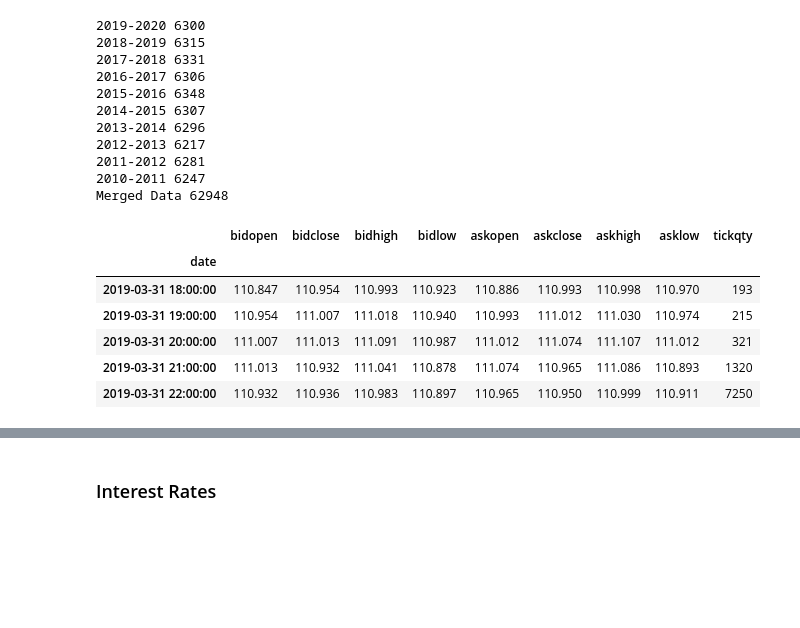
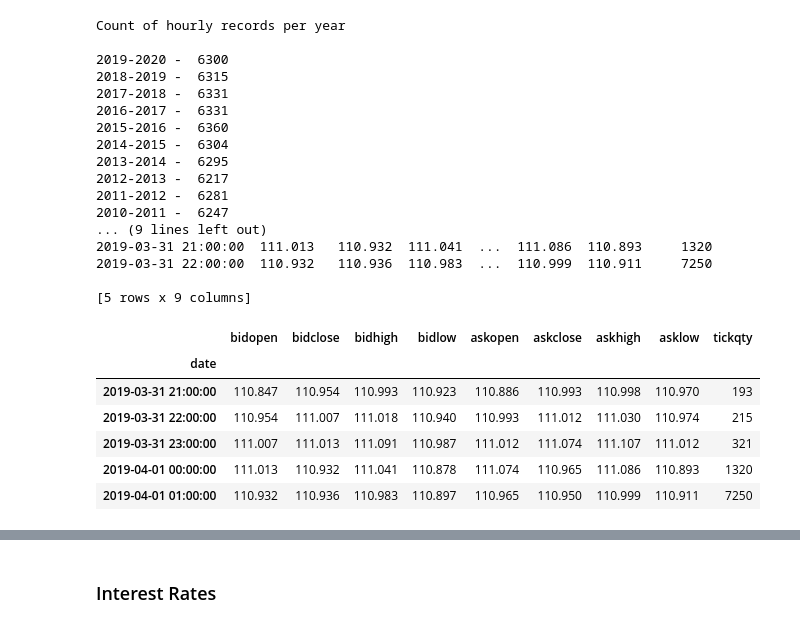
Before and after one commit to kennedynjoroge/10-steps-to-become-a-data-scientist, a Jupyter notebook: Forex_Algorithmic_Trading_Prediction.ipynb, the cells around one changed output, grey strips where cells are left out. Cells and saved outputs as stored; diff of their text form; code cells hidden in the pictures; blank space fills up the shorter version.

```diff
--- a/Forex_Algorithmic_Trading_Prediction.ipynb
+++ b/Forex_Algorithmic_Trading_Prediction.ipynb
@@ -69,50 +84,60 @@ candles
 # %%
 data_201920 = api.get_candles('USD/JPY', period = 'H1', start = dt.datetime(2019, 3, 30), stop = dt.datetime(2020, 3, 30))
 data_201819 = api.get_candles('USD/JPY', period = 'H1', start = dt.datetime(2018, 3, 30), stop = dt.datetime(2019, 3, 30))
 data_201718 = api.get_candles('USD/JPY', period = 'H1', start = dt.datetime(2017, 3, 30), stop = dt.datetime(2018, 3, 30))
 data_201617 = api.get_candles('USD/JPY', period = 'H1', start = dt.datetime(2016, 3, 30), stop = dt.datetime(2017, 3, 30))
 data_201516 = api.get_candles('USD/JPY', period = 'H1', start = dt.datetime(2015, 3, 30), stop = dt.datetime(2016, 3, 30))
 data_201415 = api.get_candles('USD/JPY', period = 'H1', start = dt.datetime(2014, 3, 30), stop = dt.datetime(2015, 3, 30))
 data_201314 = api.get_candles('USD/JPY', period = 'H1', start = dt.datetime(2013, 3, 30), stop = dt.datetime(2014, 3, 30))
 data_201213 = api.get_candles('USD/JPY', period = 'H1', start = dt.datetime(2012, 3, 30), stop = dt.datetime(2013, 3, 30))
 data_201112 = api.get_candles('USD/JPY', period = 'H1', start = dt.datetime(2011, 3, 30), stop = dt.datetime(2012, 3, 30))
 data_201011 = api.get_candles('USD/JPY', period = 'H1', start = dt.datetime(2010, 3, 30), stop = dt.datetime(2011, 3, 30))
 
 #Concatenate data for all the 10 years
 years_list = [data_201920, data_201819, data_201718, data_201617, data_201516, data_201415, data_201314, data_201213, data_201112, data_201011]
 df = pd.concat(years_list)
 
 #Print Count
-print("2019-2020",len(data_201920))
-print("2018-2019",len(data_201819))
-print("2017-2018",len(data_201718))
-print("2016-2017",len(data_201617))
-print("2015-2016",len(data_201516))
-print("2014-2015",len(data_201415))
-print("2013-2014",len(data_201314))
-print("2012-2013",len(data_201213))
-print("2011-2012",len(data_201112))
-print("2010-2011",len(data_201011))
-print("Merged Data",len(df))
+print("Count of hourly records per year \n")
+print("2019-2020 - ",len(data_201920))
+print("2018-2019 - ",len(data_201819))
+print("2017-2018 - ",len(data_201718))
+print("2016-2017 - ",len(data_201617))
+print("2015-2016 - ",len(data_201516))
+print("2014-2015 - ",len(data_201415))
+print("2013-2014 - ",len(data_201314))
+print("2012-2013 - ",len(data_201213))
+print("2011-2012 - ",len(data_201112))
+print("2010-2011 - ",len(data_201011))
+print("\n Merged Data",len(df))
 
 #View Sample
-df.head()
+print("\n Sample Records From the DataFrame Before and After Time Conversion")
+print(df.head(5)) # Before time convertsion
+df = df.tz_localize("UTC").tz_convert('Africa/Nairobi').tz_localize(None)
+df.head(5)
 # %% [output]
-2019-2020 6300
-2018-2019 6315
-2017-2018 6331
-2016-2017 6306
-2015-2016 6348
-2014-2015 6307
-2013-2014 6296
-2012-2013 6217
-2011-2012 6281
-2010-2011 6247
-Merged Data 62948
+Count of hourly records per year
+
+2019-2020 -  6300
+2018-2019 -  6315
+2017-2018 -  6331
+2016-2017 -  6331
+2015-2016 -  6360
+2014-2015 -  6304
+2013-2014 -  6295
+2012-2013 -  6217
+2011-2012 -  6281
+2010-2011 -  6247
+... (9 lines left out)
+2019-03-31 21:00:00  111.013   110.932  111.041  ...  111.086  110.893     1320
+2019-03-31 22:00:00  110.932   110.936  110.983  ...  110.999  110.911     7250
+
+[5 rows x 9 columns]
 |  | bidopen | bidclose | bidhigh | bidlow | askopen | askclose | askhigh | asklow | tickqty |
 | date |  |  |  |  |  |  |  |  |  |
-| 2019-03-31 18:00:00 | 110.847 | 110.954 | 110.993 | 110.923 | 110.886 | 110.993 | 110.998 | 110.970 | 193 |
-| 2019-03-31 19:00:00 | 110.954 | 111.007 | 111.018 | 110.940 | 110.993 | 111.012 | 111.030 | 110.974 | 215 |
-| 2019-03-31 20:00:00 | 111.007 | 111.013 | 111.091 | 110.987 | 111.012 | 111.074 | 111.107 | 111.012 | 321 |
-| 2019-03-31 21:00:00 | 111.013 | 110.932 | 111.041 | 110.878 | 111.074 | 110.965 | 111.086 | 110.893 | 1320 |
-| 2019-03-31 22:00:00 | 110.932 | 110.936 | 110.983 | 110.897 | 110.965 | 110.950 | 110.999 | 110.911 | 7250 |
+| 2019-03-31 21:00:00 | 110.847 | 110.954 | 110.993 | 110.923 | 110.886 | 110.993 | 110.998 | 110.970 | 193 |
+| 2019-03-31 22:00:00 | 110.954 | 111.007 | 111.018 | 110.940 | 110.993 | 111.012 | 111.030 | 110.974 | 215 |
+| 2019-03-31 23:00:00 | 111.007 | 111.013 | 111.091 | 110.987 | 111.012 | 111.074 | 111.107 | 111.012 | 321 |
+| 2019-04-01 00:00:00 | 111.013 | 110.932 | 111.041 | 110.878 | 111.074 | 110.965 | 111.086 | 110.893 | 1320 |
+| 2019-04-01 01:00:00 | 110.932 | 110.936 | 110.983 | 110.897 | 110.965 | 110.950 | 110.999 | 110.911 | 7250 |
```
Also changed, not shown: parts of 44 cells of this notebook.
